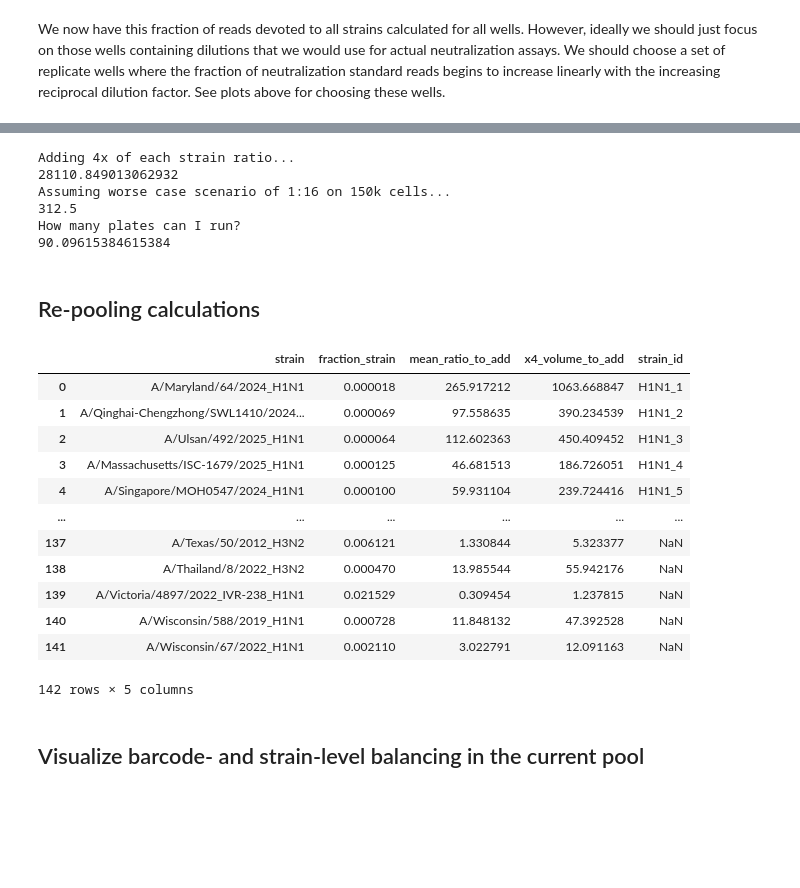
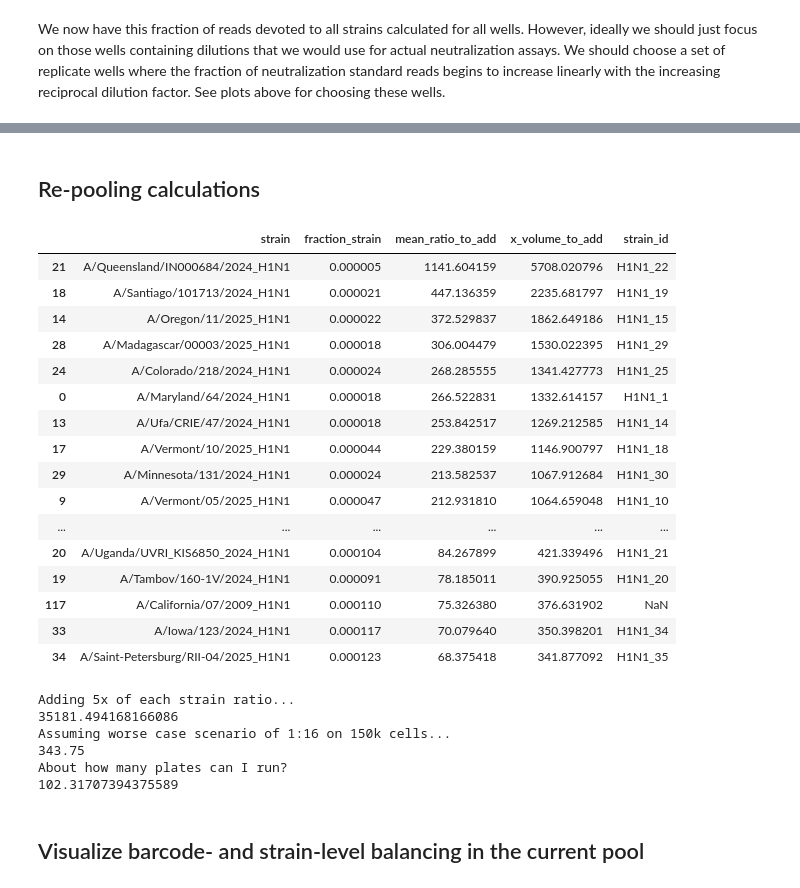
Before and after one commit to jbloomlab/flu-seqneut-2025, a Jupyter notebook: non-pipeline_analyses/library_pooling/notebooks/250716_initial_equal_volume_pool.ipynb, the cells around one changed output, grey strips where cells are left out. Saved outputs shown, nothing was run; the diff lists cells and outputs as text; code cells hidden in the pictures; blank space fills up the shorter version.

```diff
--- a/non-pipeline_analyses/library_pooling/notebooks/250716_initial_equal_volume_pool.ipynb
+++ b/non-pipeline_analyses/library_pooling/notebooks/250716_initial_equal_volume_pool.ipynb
@@ -412,76 +412,88 @@ max          1139.195387
  'A/Maryland/64/2024_H1N1' 'A/Oregon/11/2025_H1N1'
  'A/Queensland/IN000684/2024_H1N1' 'A/Santiago/101713/2024_H1N1'
  'A/Ufa/CRIE/47/2024_H1N1']
-# %%
-print('Adding 4x of each strain ratio...')
-print(sum(
-    mean_single_well.query('mean_ratio_to_add != inf').query('well == "B4"')
-    .mean_ratio_to_add
-) * 4
-     )
-print('Assuming worse case scenario of 1:16 on 150k cells...')
-print((50/16)*100)
-print('How many plates can I run?')
-print(28110/312)
-# %% [output]
-Adding 4x of each strain ratio...
-28110.849013062932
-Assuming worse case scenario of 1:16 on 150k cells...
-312.5
-How many plates can I run?
-90.09615384615384
 # %% [markdown]
 ## Re-pooling calculations
+# %%
+# Factor to multiply ratios by
+repool_factor = 5
 # %%
 # Get library IDs
 ordersheetsdir = '../../library_design/results/ordersheets'
 
 lib_id_df = pd.concat([
     pd.read_csv(os.path.join(ordersheetsdir, 'h1_inserts.csv')),
     pd.read_csv(os.path.join(ordersheetsdir, 'h3_inserts.csv')),
     pd.read_csv(os.path.join(ordersheetsdir, 'vaccine_inserts.csv')),
     pd.read_csv(os.path.join(ordersheetsdir, 'lisboa_inserts.csv')),
 ]).reset_index(drop=True)
 
+# Combine with repool calculations
+strains_to_drop_completely = [
+    'A/Perth/16/2009_H3N2',
+    'A/Perth/16/2009_egg_H3N2',
+]
 
-# Combine with repool calculations
-repool_df = (mean_single_well
+
+repool_df = (mean_single_well[~mean_single_well['strain'].isin(strains_to_drop_completely)]
              .query('mean_ratio_to_add != inf')
              .query('well == "B4"')
              [['strain','fraction_strain','mean_ratio_to_add']]
-             .assign(x4_volume_to_add = lambda x: x['mean_ratio_to_add'] * 4)
+             .assign(x_volume_to_add = lambda x: x['mean_ratio_to_add'] * repool_factor)
              .merge(lib_id_df, how='outer')
              .assign(
                  subtype = lambda x: x['name'].str.split('_').str[0],
                  number = lambda x: pd.to_numeric(
                      x['name'].str.split('_').str[1], errors='coerce'
                  ).fillna(1e6).astype(int),  # use a big number to push NaNs to bottom
                  strain_id = lambda x: x['subtype'] + '_' + x['number'].astype(str)
              )
              .sort_values(by=['subtype', 'number'], ascending=True)
              .drop(columns=['sequence', 'genbank', 'subtype', 'number', 'name'])  # number is now temporary
              .drop_duplicates()
              .reset_index(drop=True)
 )
 
 pooling_mathdir = '../results/pooling_math'
 os.makedirs(pooling_mathdir, exist_ok=True)
 repool_df.to_csv(os.path.join(pooling_mathdir, '2025-07-16_repooling_math.csv'), index=False)
-repool_df
+repool_df.sort_values(by='x_volume_to_add', ascending=False).head(30)
 # %% [output]
-|  | strain | fraction_strain | mean_ratio_to_add | x4_volume_to_add | strain_id |
-| 0 | A/Maryland/64/2024_H1N1 | 0.000018 | 265.917212 | 1063.668847 | H1N1_1 |
-| 1 | A/Qinghai-Chengzhong/SWL1410/2024... | 0.000069 | 97.558635 | 390.234539 | H1N1_2 |
-| 2 | A/Ulsan/492/2025_H1N1 | 0.000064 | 112.602363 | 450.409452 | H1N1_3 |
-| 3 | A/Massachusetts/ISC-1679/2025_H1N1 | 0.000125 | 46.681513 | 186.726051 | H1N1_4 |
-| 4 | A/Singapore/MOH0547/2024_H1N1 | 0.000100 | 59.931104 | 239.724416 | H1N1_5 |
+|  | strain | fraction_strain | mean_ratio_to_add | x_volume_to_add | strain_id |
+| 21 | A/Queensland/IN000684/2024_H1N1 | 0.000005 | 1141.604159 | 5708.020796 | H1N1_22 |
+| 18 | A/Santiago/101713/2024_H1N1 | 0.000021 | 447.136359 | 2235.681797 | H1N1_19 |
+| 14 | A/Oregon/11/2025_H1N1 | 0.000022 | 372.529837 | 1862.649186 | H1N1_15 |
+| 28 | A/Madagascar/00003/2025_H1N1 | 0.000018 | 306.004479 | 1530.022395 | H1N1_29 |
+| 24 | A/Colorado/218/2024_H1N1 | 0.000024 | 268.285555 | 1341.427773 | H1N1_25 |
+| 0 | A/Maryland/64/2024_H1N1 | 0.000018 | 266.522831 | 1332.614157 | H1N1_1 |
+| 13 | A/Ufa/CRIE/47/2024_H1N1 | 0.000018 | 253.842517 | 1269.212585 | H1N1_14 |
+| 17 | A/Vermont/10/2025_H1N1 | 0.000044 | 229.380159 | 1146.900797 | H1N1_18 |
+| 29 | A/Minnesota/131/2024_H1N1 | 0.000024 | 213.582537 | 1067.912684 | H1N1_30 |
+| 9 | A/Vermont/05/2025_H1N1 | 0.000047 | 212.931810 | 1064.659048 | H1N1_10 |
 | ... | ... | ... | ... | ... | ... |
-| 137 | A/Texas/50/2012_H3N2 | 0.006121 | 1.330844 | 5.323377 | NaN |
-| 138 | A/Thailand/8/2022_H3N2 | 0.000470 | 13.985544 | 55.942176 | NaN |
-| 139 | A/Victoria/4897/2022_IVR-238_H1N1 | 0.021529 | 0.309454 | 1.237815 | NaN |
-| 140 | A/Wisconsin/588/2019_H1N1 | 0.000728 | 11.848132 | 47.392528 | NaN |
-| 141 | A/Wisconsin/67/2022_H1N1 | 0.002110 | 3.022791 | 12.091163 | NaN |
+| 20 | A/Uganda/UVRI_KIS6850_2024_H1N1 | 0.000104 | 84.267899 | 421.339496 | H1N1_21 |
+| 19 | A/Tambov/160-1V/2024_H1N1 | 0.000091 | 78.185011 | 390.925055 | H1N1_20 |
+| 117 | A/California/07/2009_H1N1 | 0.000110 | 75.326380 | 376.631902 | NaN |
+| 33 | A/Iowa/123/2024_H1N1 | 0.000117 | 70.079640 | 350.398201 | H1N1_34 |
+| 34 | A/Saint-Petersburg/RII-04/2025_H1N1 | 0.000123 | 68.375418 | 341.877092 | H1N1_35 |
-142 rows × 5 columns
+# %%
+print(f'Adding {repool_factor}x of each strain ratio...')
+_sum = (
+    sum(repool_df.mean_ratio_to_add) * repool_factor
+     )
+print(_sum)
+print('Assuming worse case scenario of 1:16 on 150k cells...')
+volume_per_plate = (50/16)*110
+print(volume_per_plate)
+print('About how many plates can I run?')
+print((_sum-10)/volume_per_plate)
+# %% [output]
+Adding 5x of each strain ratio...
+35181.494168166086
+Assuming worse case scenario of 1:16 on 150k cells...
+343.75
+About how many plates can I run?
+102.31707394375589
 # %% [markdown]
 ## Visualize barcode- and strain-level balancing in the current pool
 # %%
```
Also changed, not shown: parts of 4 cells of this notebook, 50 other files.
